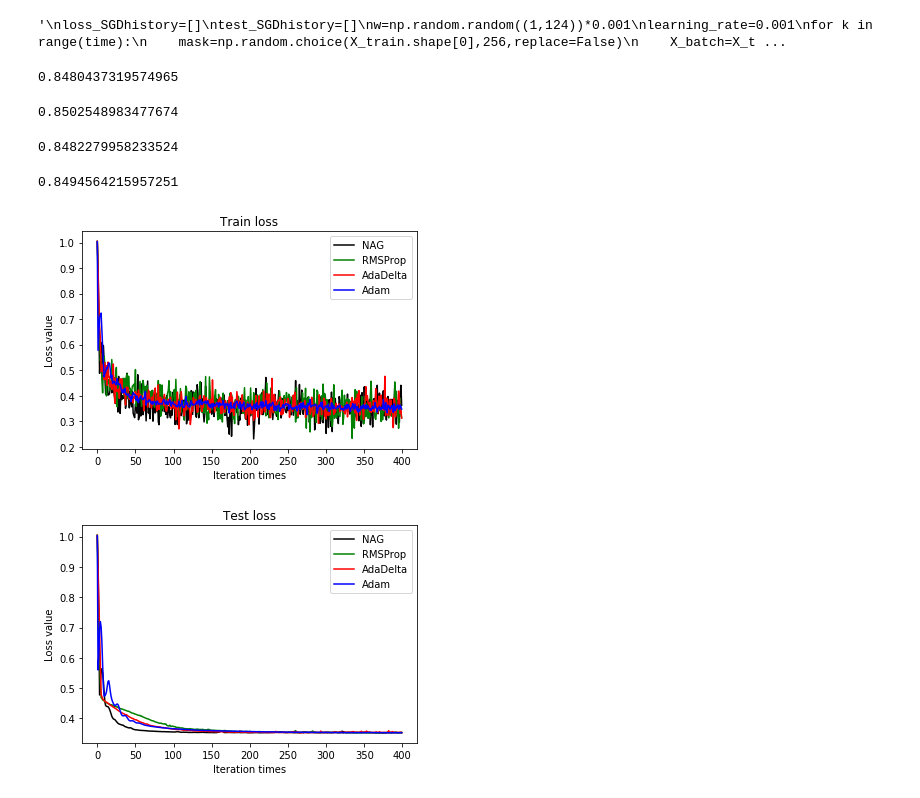
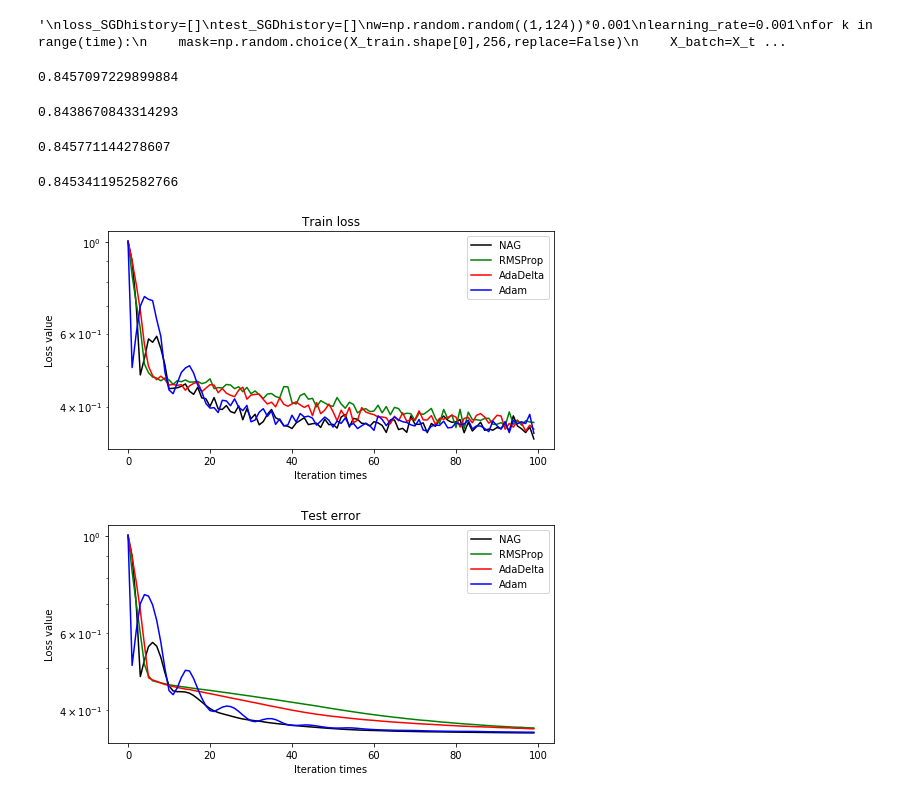
Before and after one commit to RenJNing/ML2017-lab-02, a Jupyter notebook: ClassificationExperiment.ipynb, the cells around one changed output. Drawn from its saved outputs; the diff is of its cells as text; code cells hidden in the pictures.

```diff
--- a/ClassificationExperiment.ipynb
+++ b/ClassificationExperiment.ipynb
@@ -4,7 +4,7 @@ import numpy as np
 import matplotlib.pyplot as plt
 from sklearn.datasets import load_svmlight_file
 
-time=400
+time=100
 lamda = 0
 
 def get_data(filename):
@@ -62,7 +62,7 @@ loss_NAGhistory=[]
 test_NAGhistory=[]
 
 for k in range(time):
-    mask=np.random.choice(X_train.shape[0],256,replace=False)
+    mask=np.random.choice(X_train.shape[0],4096,replace=False)
     X_batch=X_train[mask]
     y_batch=y_train[mask]
     dw=np.zeros((1,X_batch.shape[1]))
@@ -79,7 +79,7 @@ for k in range(time):
 
 print(Accuracy(X_test,w))
 # %% [output]
-0.8480437319574965
+0.8457097229899884
 # %%
 #  RMSProp
 
@@ -92,7 +92,7 @@ loss_RMSProphistory=[]
 test_RMSProphistory=[]
 
 for k in range(time):
-    mask=np.random.choice(X_train.shape[0],256,replace=False)
+    mask=np.random.choice(X_train.shape[0],4096,replace=False)
     X_batch=X_train[mask]
     y_batch=y_train[mask]
     dw=np.zeros((1,X_batch.shape[1]))
@@ -109,7 +109,7 @@ for k in range(time):
 
 print(Accuracy(X_test,w))
 # %% [output]
-0.8502548983477674
+0.8438670843314293
 # %%
 #  AdaDelta
 
@@ -121,7 +121,7 @@ loss_AdaDeltahistory=[]
 test_AdaDeltahistory=[]
 w=np.random.random((1,124))*0.001
 for k in range(time):
-    mask=np.random.choice(X_train.shape[0],512,replace=False)
+    mask=np.random.choice(X_train.shape[0],4096,replace=False)
     X_batch=X_train[mask]
     y_batch=y_train[mask]
     dw=np.zeros((1,X_batch.shape[1]))
@@ -140,7 +140,7 @@ for k in range(time):
 
 print(Accuracy(X_test,w))
 # %% [output]
-0.8482279958233524
+0.845771144278607
 # %%
 #  Adam
 
@@ -174,27 +174,30 @@ for k in range(time):
 
 print(Accuracy(X_test,w))
 # %% [output]
-0.8494564215957251
+0.8453411952582766
 # %%
+plt.rcParams['figure.figsize'] = (8.0, 4.0)
 plt.plot(loss_NAGhistory, 'black', label = 'NAG')
 plt.plot(loss_RMSProphistory, 'green', label = 'RMSProp')
 plt.plot(loss_AdaDeltahistory, 'red', label = 'AdaDelta')
 plt.plot(loss_Adamhistory, 'blue', label = 'Adam')
 plt.title('Train loss')
+plt.yscale('log')
 plt.xlabel('Iteration times')
 plt.ylabel('Loss value')
 plt.legend()
 plt.show()
 
 plt.plot(test_NAGhistory, 'black', label = 'NAG')
 plt.plot(test_RMSProphistory, 'green', label = 'RMSProp')
 plt.plot(test_AdaDeltahistory, 'red', label = 'AdaDelta')
 plt.plot(test_Adamhistory, 'blue', label = 'Adam')
-plt.title('Test loss')
+plt.title('Test error')
+plt.yscale('log')
 plt.xlabel('Iteration times')
 plt.ylabel('Loss value')
 plt.legend()
 plt.show()
 # %% [output]
-[figure, old version]
+[figure, new version]
-[figure, old version]
+[figure, new version]
```
Also changed, not shown: 2 other files.
